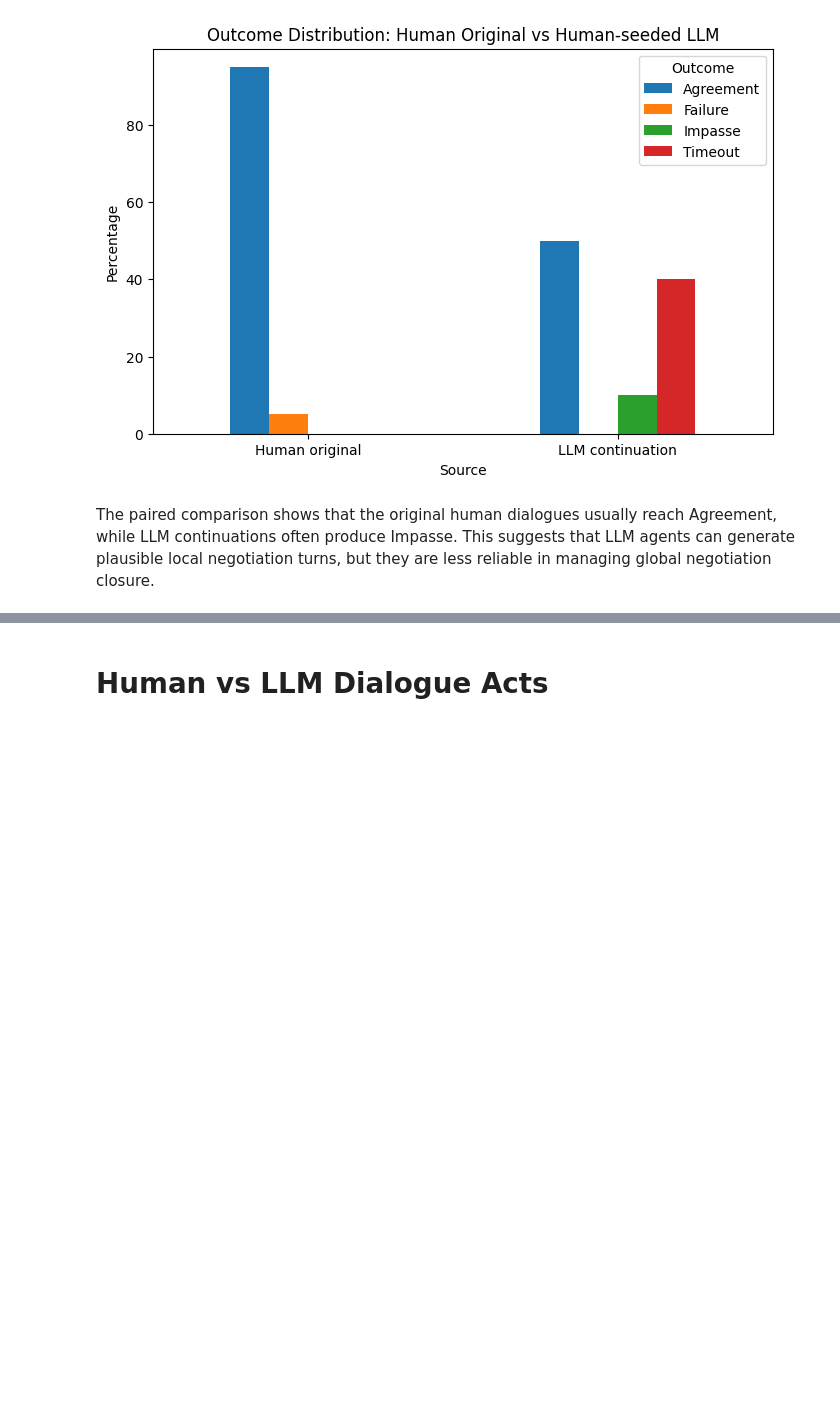
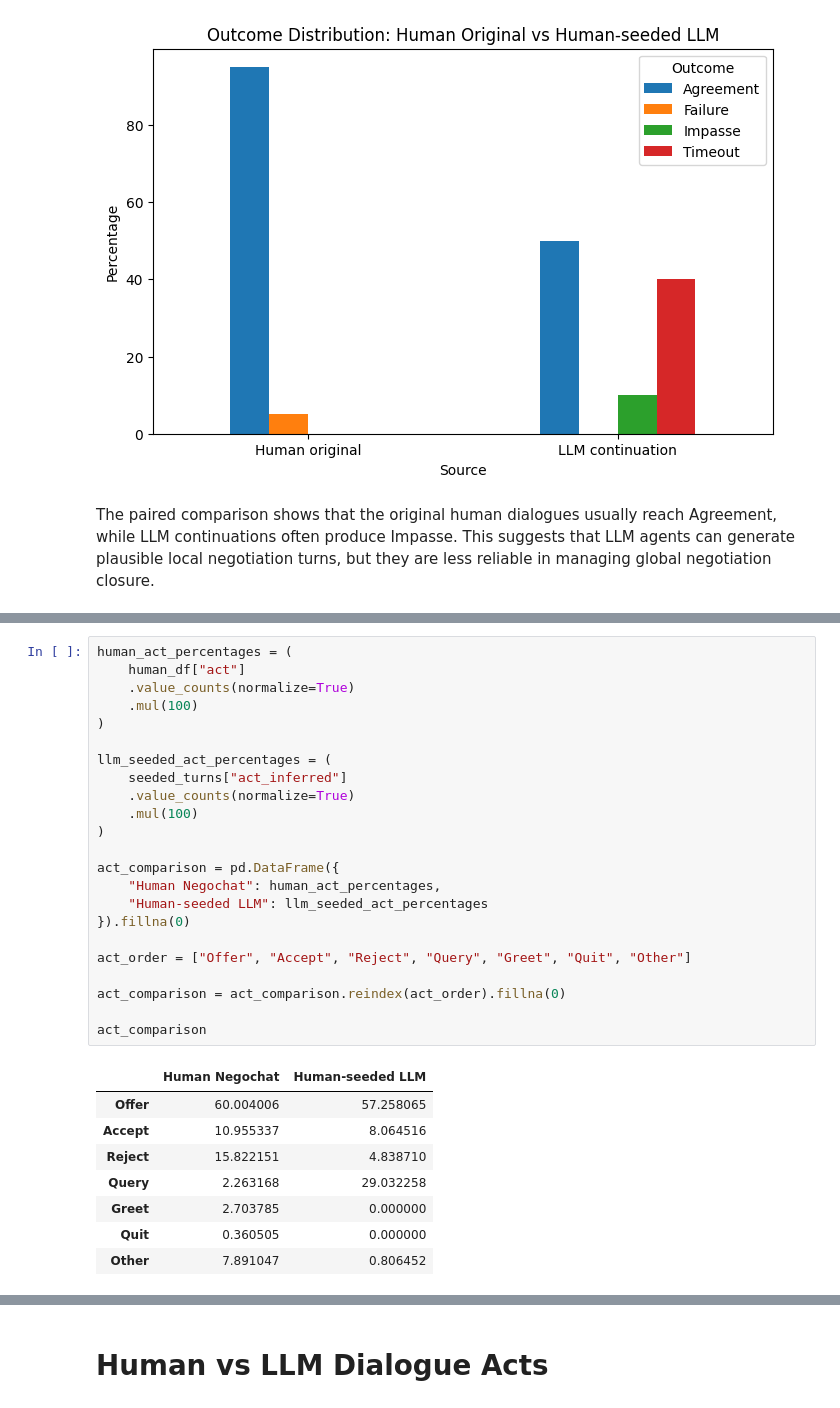
Before and after one commit to simona-wang/negotiation_arena, a Jupyter notebook: notebooks/negotiation_arena_final_analysis.ipynb, the cells around one changed output, grey strips where cells are left out. Drawn from its saved outputs; the diff is of its cells as text; blank space fills up the shorter version.

```diff
--- a/notebooks/negotiation_arena_final_analysis.ipynb
+++ b/notebooks/negotiation_arena_final_analysis.ipynb
@@ -354,0 +487,32 @@ The paired comparison shows that the original human dialogues usually reach Agre
+# %%
+human_act_percentages = (
+    human_df["act"]
+    .value_counts(normalize=True)
+    .mul(100)
+)
+
+llm_seeded_act_percentages = (
+    seeded_turns["act_inferred"]
+    .value_counts(normalize=True)
+    .mul(100)
+)
+
+act_comparison = pd.DataFrame({
+    "Human Negochat": human_act_percentages,
+    "Human-seeded LLM": llm_seeded_act_percentages
+}).fillna(0)
+
+act_order = ["Offer", "Accept", "Reject", "Query", "Greet", "Quit", "Other"]
+
+act_comparison = act_comparison.reindex(act_order).fillna(0)
+
+act_comparison
+# %% [output]
+|  | Human Negochat | Human-seeded LLM |
+| Offer | 60.004006 | 57.258065 |
+| Accept | 10.955337 | 8.064516 |
+| Reject | 15.822151 | 4.838710 |
+| Query | 2.263168 | 29.032258 |
+| Greet | 2.703785 | 0.000000 |
+| Quit | 0.360505 | 0.000000 |
+| Other | 7.891047 | 0.806452 |
```
Also changed, not shown: parts of 6 cells of this notebook, 2 other files.
